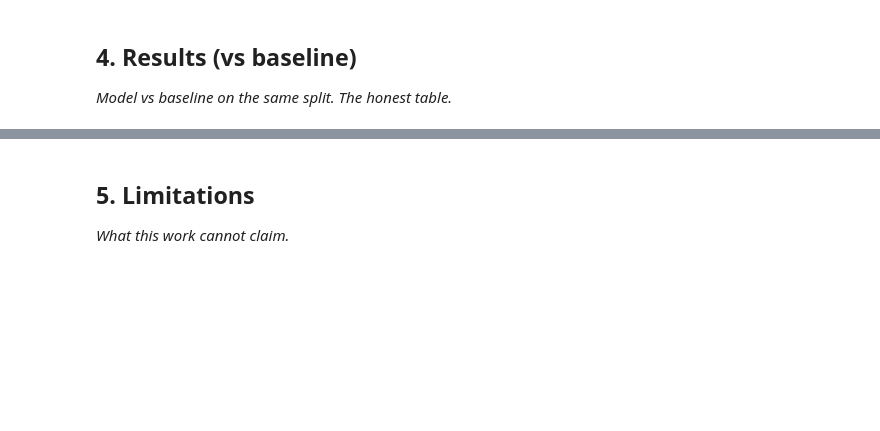
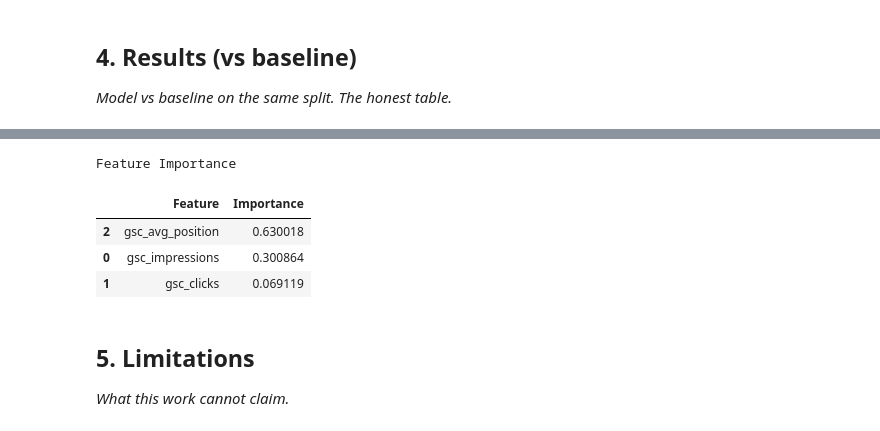
Before and after one commit to MUKUL-TIWARI/flyrank-ml-internship, a Jupyter notebook: work/notebooks/capstone.ipynb, the cells around one changed output, grey strips where cells are left out. Cells and saved outputs as stored; diff of their text form; code cells hidden in the pictures; blank space fills up the shorter version.

```diff
--- a/work/notebooks/capstone.ipynb
+++ b/work/notebooks/capstone.ipynb
@@ -25,3 +352,22 @@ This skeleton is yours to fill. Work the sections **in order** — each one has
+# %%
+importance = pd.DataFrame({
+
+    "Feature": FEATURES,
+    "Importance": rf.feature_importances_
+
+}).sort_values(
+    "Importance",
+    ascending=False
+)
+
+print("\nFeature Importance")
+display(importance)
+# %% [output]
+Feature Importance
+|  | Feature | Importance |
+| 2 | gsc_avg_position | 0.630018 |
+| 0 | gsc_impressions | 0.300864 |
+| 1 | gsc_clicks | 0.069119 |
 # %% [markdown]
 ## 5. Limitations
 
```
Also changed, not shown: parts of 15 cells of this notebook.
